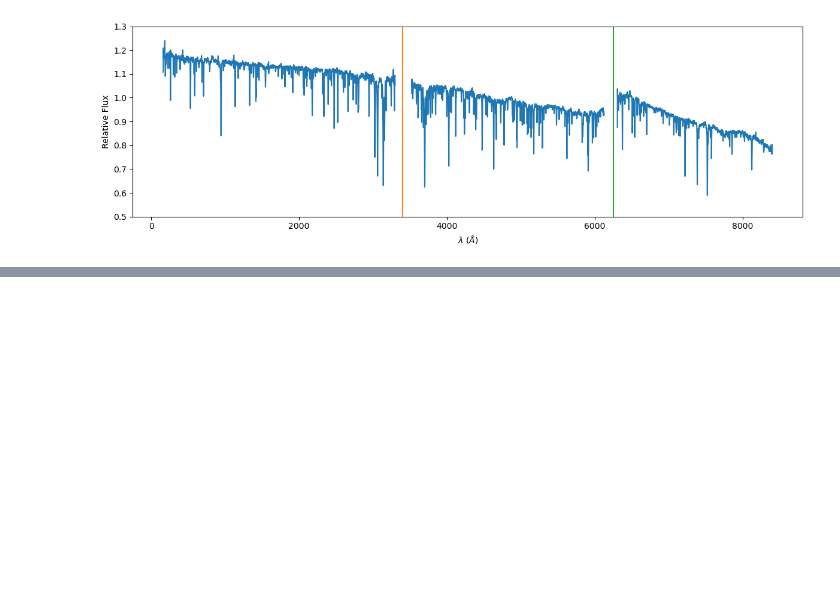
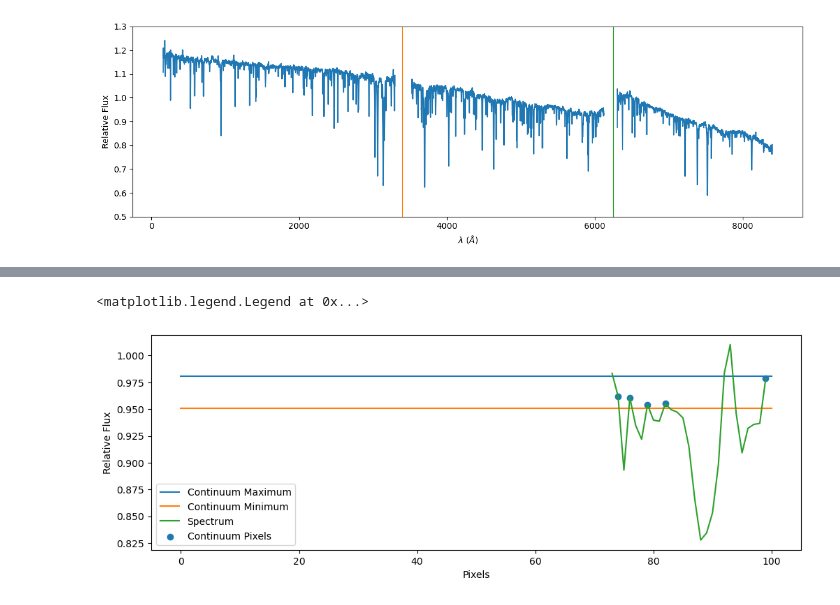
Before and after one commit to josephhand/BSRC-ALIAS, a Jupyter notebook: scratch/continuum_normalize.ipynb, the cells around one changed output, grey strips where cells are left out. Cells and saved outputs as stored; diff of their text form; code cells hidden in the pictures; blank space fills up the shorter version.

```diff
--- a/scratch/continuum_normalize.ipynb
+++ b/scratch/continuum_normalize.ipynb
@@ -103,0 +161,18 @@ plt.savefig('continuum_normalized.png', dpi=150)
+# %%
+# Plot percentile range for sample segment to check it is good for isolating continuum pixels
+n = 62
+
+continuum_mask = (flux_segments[n] > min_perc[n]) & (flux_segments[n] < max_perc[n])
+
+plt.figure(figsize=(12,4))
+plt.plot((0,segment_len), [max_perc[n]]*2, label='Continuum Maximum')
+plt.plot((0,segment_len), [min_perc[n]]*2, label='Continuum Minimum')
+plt.plot(flux_segments[n], label='Spectrum')
+
+plt.scatter(np.array(range(0, segment_len))[continuum_mask], flux_segments[n][continuum_mask], label='Continuum Pixels')
+plt.xlabel(r'Pixels')
+plt.ylabel(r'Relative Flux')
+plt.legend()
+# %% [output]
+<matplotlib.legend.Legend at 0x...>
+[figure, added]
```
Also changed, not shown: parts of 15 cells of this notebook, 1 other file.
